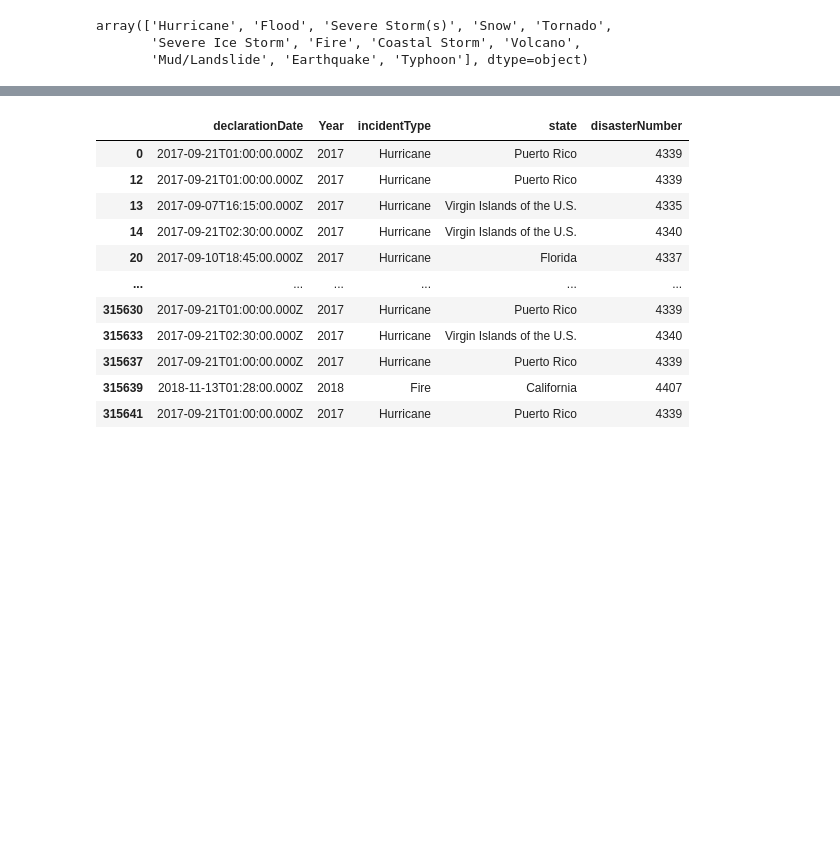
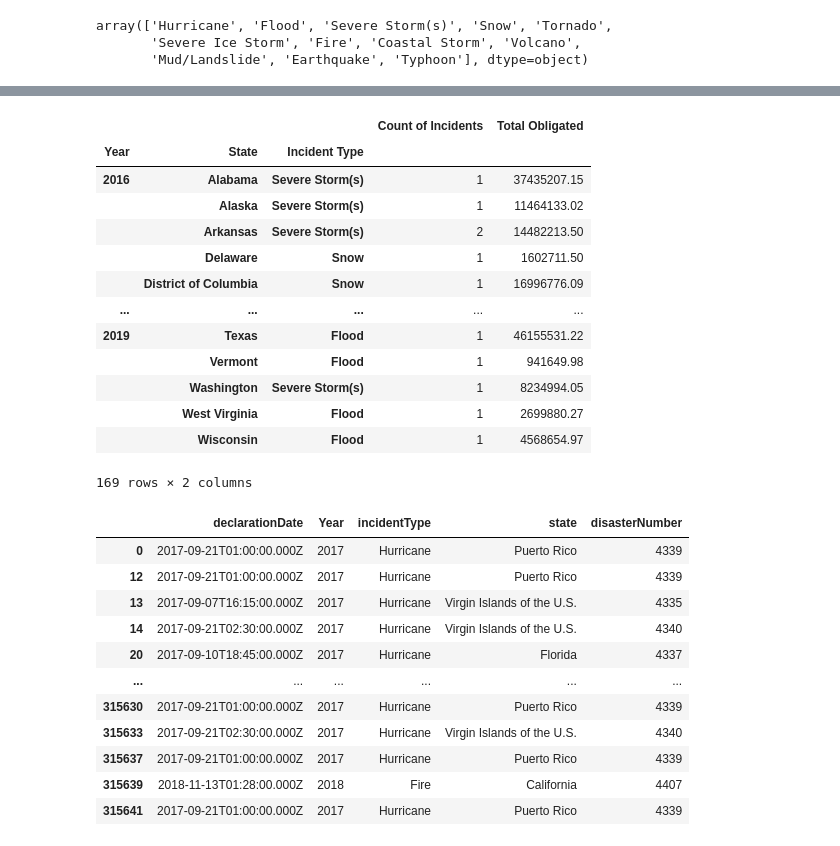
Before and after one commit to ryanwinn33/project2, a Jupyter notebook: Cleaning_PAS.ipynb, the cells around one changed output, grey strips where cells are left out. Cells and saved outputs as stored; diff of their text form; code cells hidden in the pictures; blank space fills up the shorter version.

```diff
--- a/Cleaning_PAS.ipynb
+++ b/Cleaning_PAS.ipynb
@@ -154,6 +168,25 @@ totalObligated
 |  | West Virginia | Flood | 2699880.27 |
 |  | Wisconsin | Flood | 4568654.97 |
 169 rows × 1 columns
+# %%
+#Merge total obligated table aand disaster count table broken down by year
+mergeYear = pd.concat([countDisaster, totalObligated], axis=1, sort=False)
+mergeYear
+# %% [output]
+|  |  |  | Count of Incidents | Total Obligated |
+| Year | State | Incident Type |  |  |
+| 2016 | Alabama | Severe Storm(s) | 1 | 37435207.15 |
+|  | Alaska | Severe Storm(s) | 1 | 11464133.02 |
+|  | Arkansas | Severe Storm(s) | 2 | 14482213.50 |
+|  | Delaware | Snow | 1 | 1602711.50 |
+|  | District of Columbia | Snow | 1 | 16996776.09 |
+| ... | ... | ... | ... | ... |
+| 2019 | Texas | Flood | 1 | 46155531.22 |
+|  | Vermont | Flood | 1 | 941649.98 |
+|  | Washington | Severe Storm(s) | 1 | 8234994.05 |
+|  | West Virginia | Flood | 1 | 2699880.27 |
+|  | Wisconsin | Flood | 1 | 4568654.97 |
+169 rows × 2 columns
 # %%
 #months incidents occured
 date = finalYears[['declarationDate',
```
Also changed, not shown: parts of 7 cells of this notebook, 6 other files.
